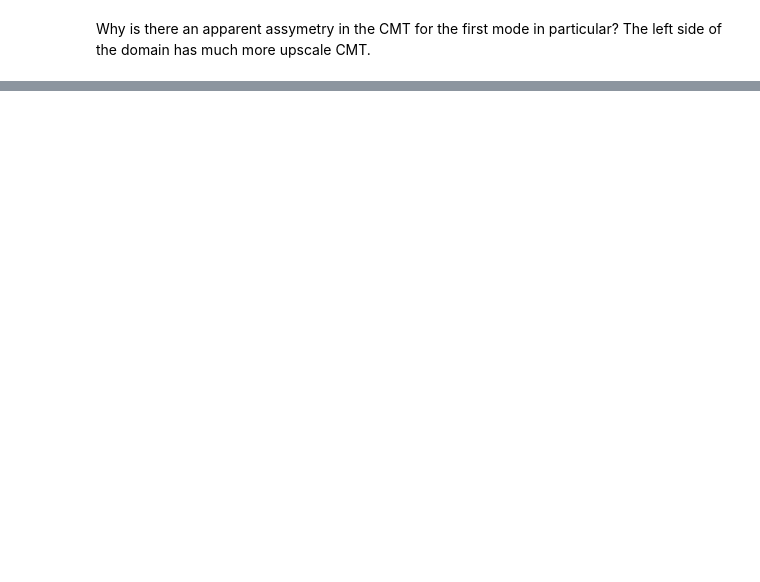
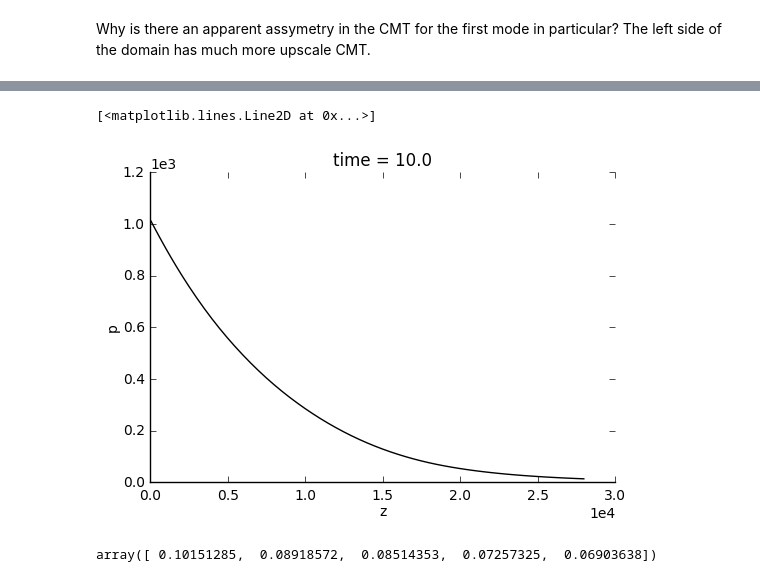
Before and after one commit to nbren12/journal, a Jupyter notebook: 2016-10-31/Vertical+structure+and+CMT+in+Walker+CRM.ipynb, the cells around one changed output, grey strips where cells are left out. Saved outputs shown, nothing was run; the diff lists cells and outputs as text; code cells hidden in the pictures; blank space fills up the shorter version.

```diff
--- a/2016-10-31/Vertical+structure+and+CMT+in+Walker+CRM.ipynb
+++ b/2016-10-31/Vertical+structure+and+CMT+in+Walker+CRM.ipynb
@@ -406,0 +412,9 @@ PCA(copy=True, n_components=5, whiten=False)
+# %%
+data.p.isel(time=0).plot()
+# %% [output]
+[<matplotlib.lines.Line2D at 0x...>]
+[figure, added]
+# %%
+pca_cmt.explained_variance_ratio_
+# %% [output]
+array([ 0.10151285,  0.08918572,  0.08514353,  0.07257325,  0.06903638])
```
Also changed, not shown: parts of 8 cells of this notebook.
